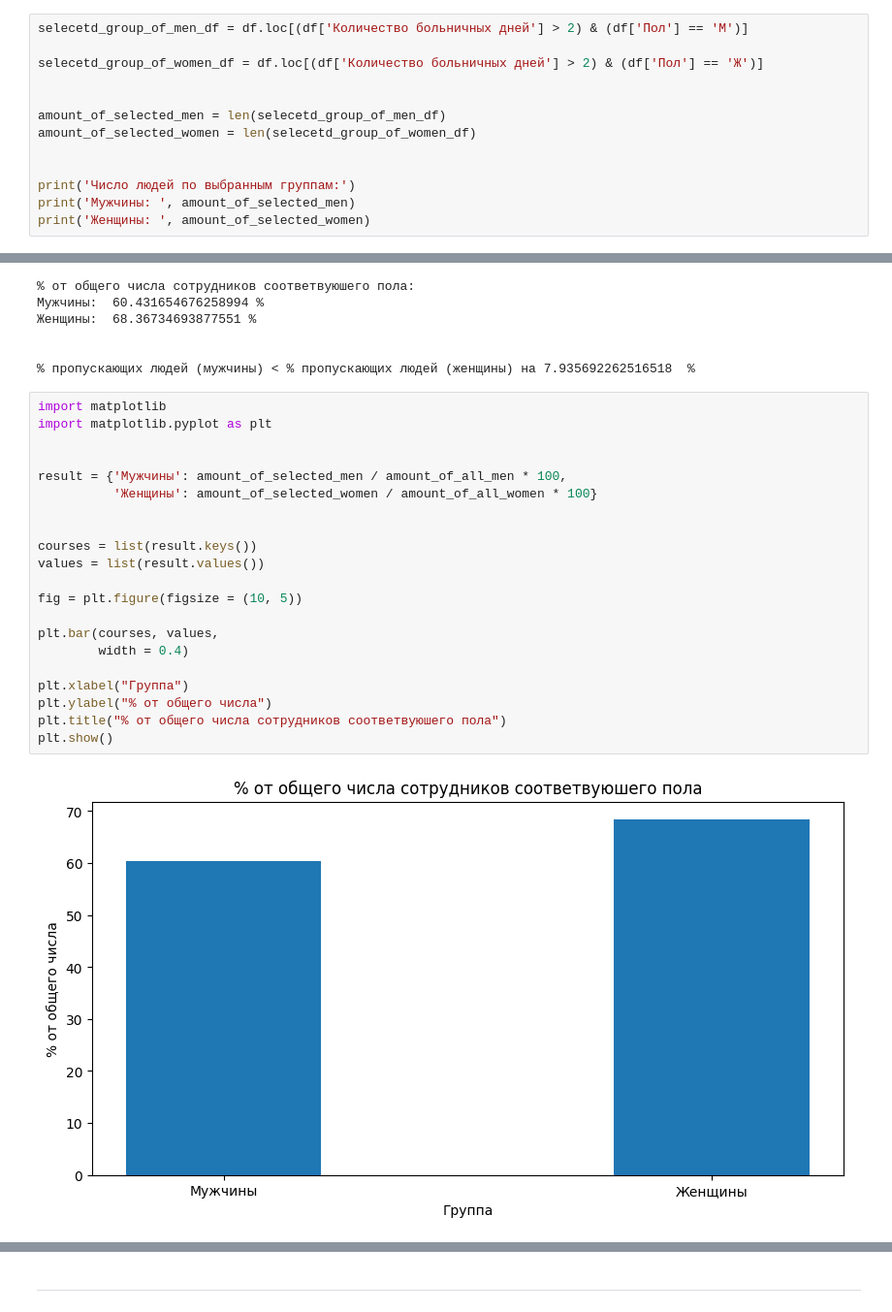
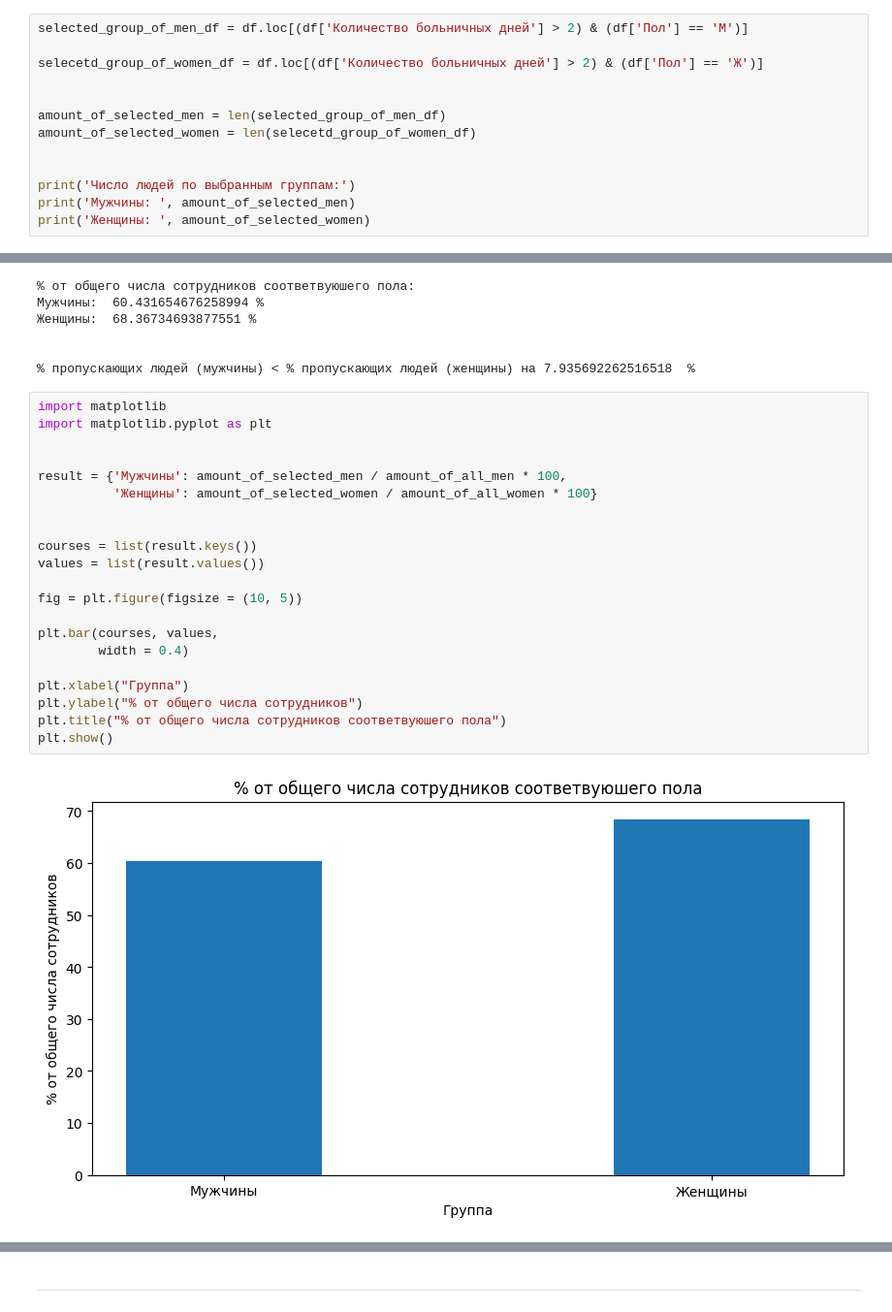
Before and after one commit to CepbluKot/mtech_test, a Jupyter notebook: main.ipynb, the cells around one changed output, grey strips where cells are left out. Shown: that part at 97% size. Drawn from its saved outputs; the diff is of its cells as text.

```diff
--- a/main.ipynb
+++ b/main.ipynb
@@ -24,12 +24,12 @@ df
 # %% [markdown]
 Анализ гипотезы: Мужчины пропускают в течение года более 2 рабочих дней (work_days) по болезни значимо чаще женщин
 # %%
-selecetd_group_of_men_df = df.loc[(df['Количество больничных дней'] > 2) & (df['Пол'] == 'М')]
+selected_group_of_men_df = df.loc[(df['Количество больничных дней'] > 2) & (df['Пол'] == 'М')]
 
 selecetd_group_of_women_df = df.loc[(df['Количество больничных дней'] > 2) & (df['Пол'] == 'Ж')]
 
 
-amount_of_selected_men = len(selecetd_group_of_men_df)
+amount_of_selected_men = len(selected_group_of_men_df)
 amount_of_selected_women = len(selecetd_group_of_women_df)
 
 
@@ -77,23 +77,23 @@ else:
 # %%
 import matplotlib
 import matplotlib.pyplot as plt
 
 
 result = {'Мужчины': amount_of_selected_men / amount_of_all_men * 100,
           'Женщины': amount_of_selected_women / amount_of_all_women * 100}
 
 
 courses = list(result.keys())
 values = list(result.values())
 
 fig = plt.figure(figsize = (10, 5))
 
 plt.bar(courses, values,
         width = 0.4)
 
 plt.xlabel("Группа")
-plt.ylabel("% от общего числа")
+plt.ylabel("% от общего числа сотрудников")
 plt.title("% от общего числа сотрудников соответвуюшего пола")
 plt.show()
 # %% [output]
-[figure, old version]
+[figure, new version]
```
Also changed, not shown: parts of 11 cells of this notebook.
